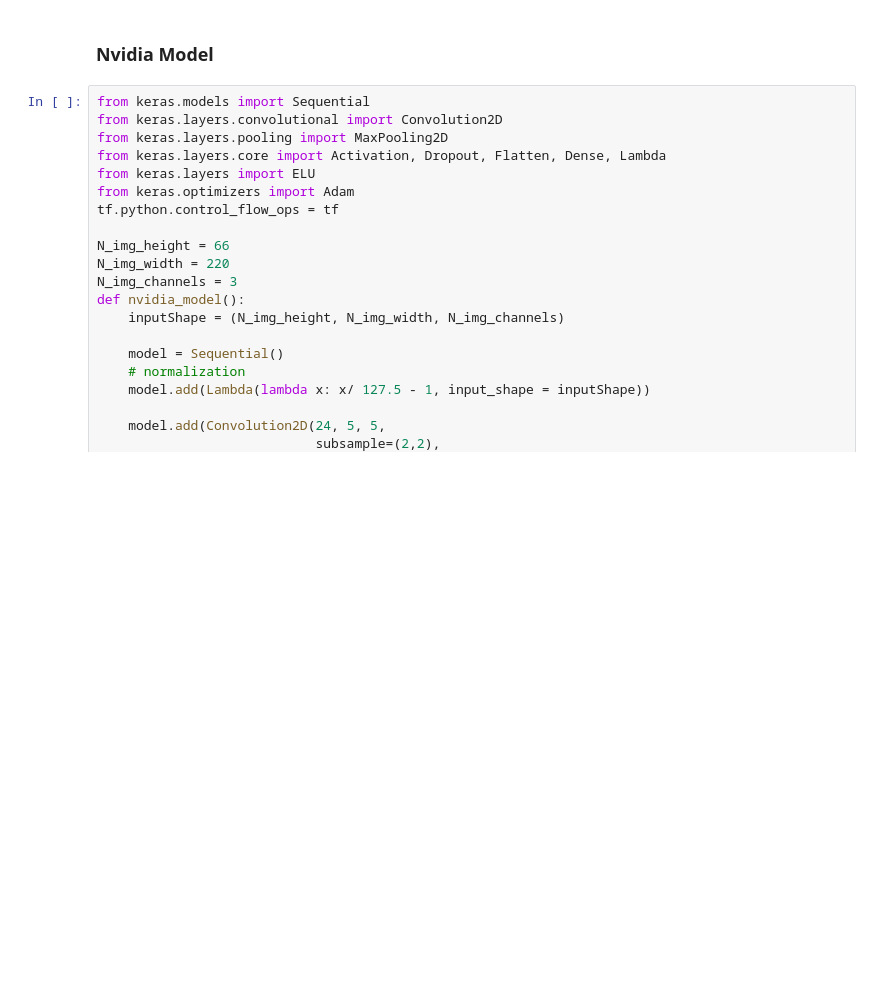
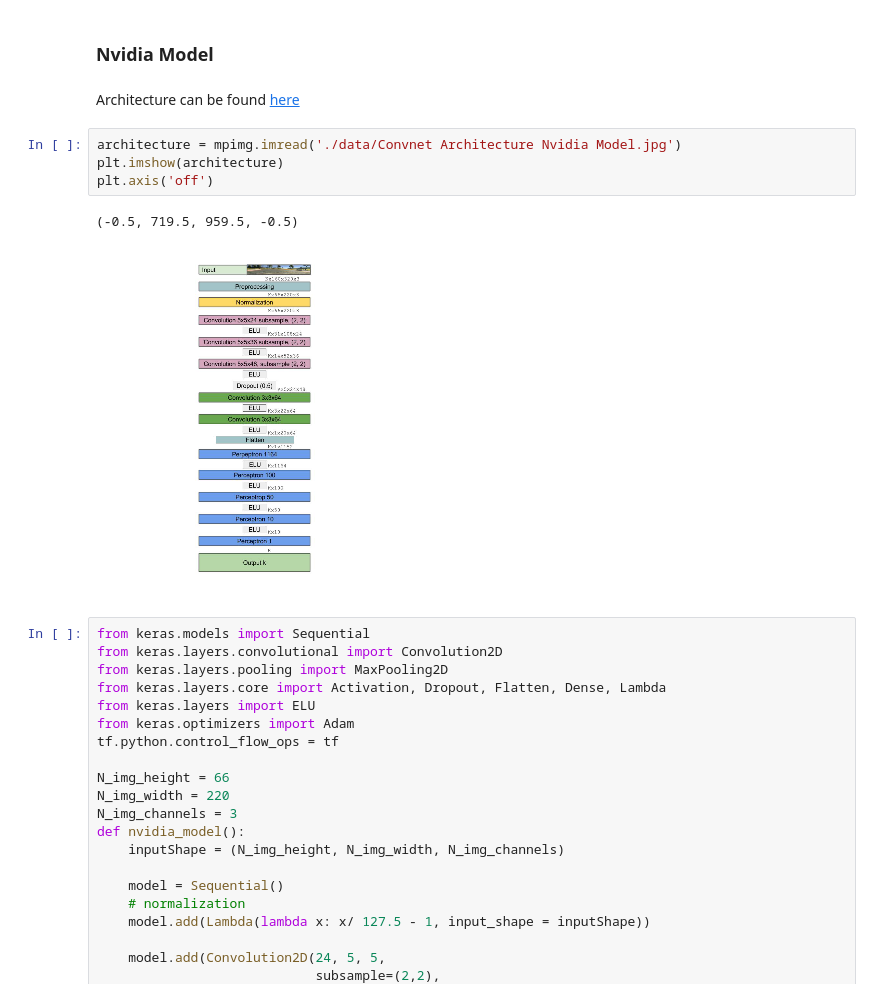
Before and after one commit to JonathanCMitchell/speedChallenge, a Jupyter notebook: NvidiaModel.ipynb, the cells around one changed output. Drawn from its saved outputs; the diff is of its cells as text; blank space fills up the shorter version.

```diff
--- a/NvidiaModel.ipynb
+++ b/NvidiaModel.ipynb
@@ -274,6 +267,15 @@ def generate_validation_data(data):
             yield img_diff, speed
 # %% [markdown]
 ### Nvidia Model
+# %% [markdown]
+Architecture can be found [here](https://arxiv.org/pdf/1511.07289v1.pdf)
+# %%
+architecture = mpimg.imread('./data/Convnet Architecture Nvidia Model.jpg')
+plt.imshow(architecture)
+plt.axis('off')
+# %% [output]
+(-0.5, 719.5, 959.5, -0.5)
+[figure, added]
 # %%
 from keras.models import Sequential
 from keras.layers.convolutional import Convolution2D
```
Also changed, not shown: parts of 37 cells of this notebook.
